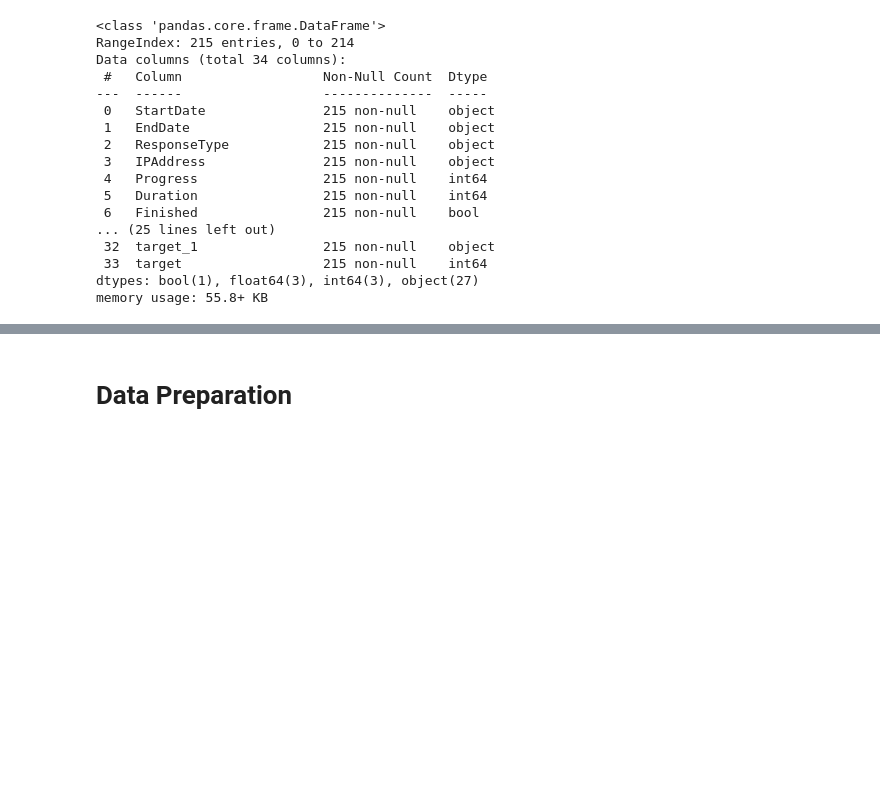
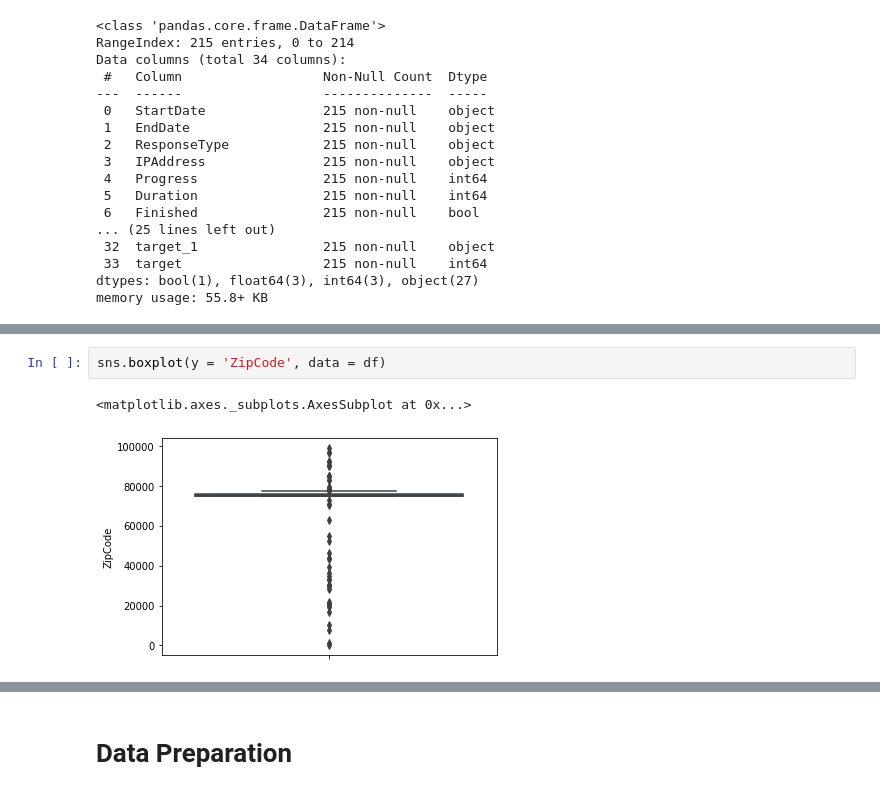
Before and after one commit to tazeb6531/Capstone_project, a Jupyter notebook: curel_hair_multiclass.ipynb, the cells around one changed output, grey strips where cells are left out. Saved outputs shown, nothing was run; the diff lists cells and outputs as text; blank space fills up the shorter version.

```diff
--- a/curel_hair_multiclass.ipynb
+++ b/curel_hair_multiclass.ipynb
@@ -102,0 +232,5 @@ memory usage: 55.8+ KB
+# %%
+sns.boxplot(y = 'ZipCode', data = df)
+# %% [output]
+<matplotlib.axes._subplots.AxesSubplot at 0x...>
+[figure, added]
```
Also changed, not shown: parts of 16 cells of this notebook, 1 other file.
